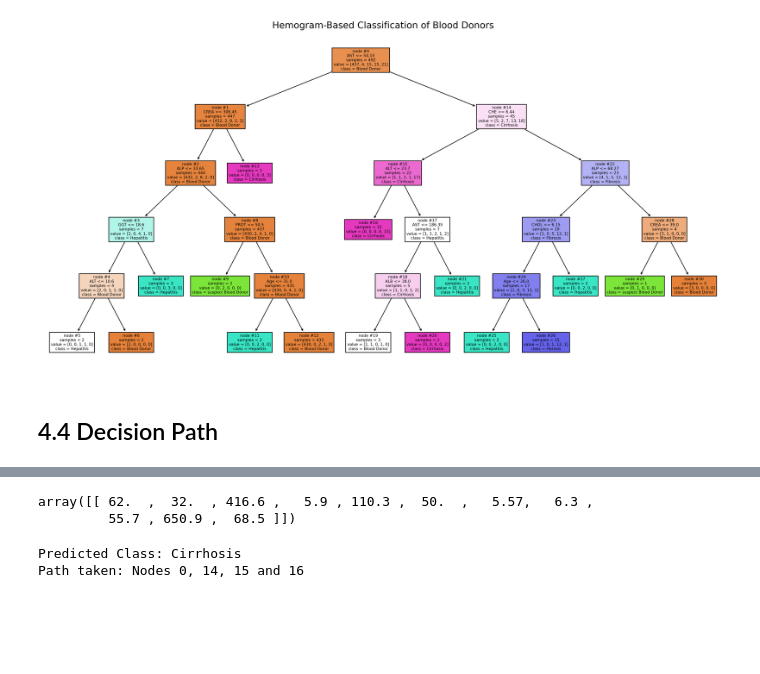
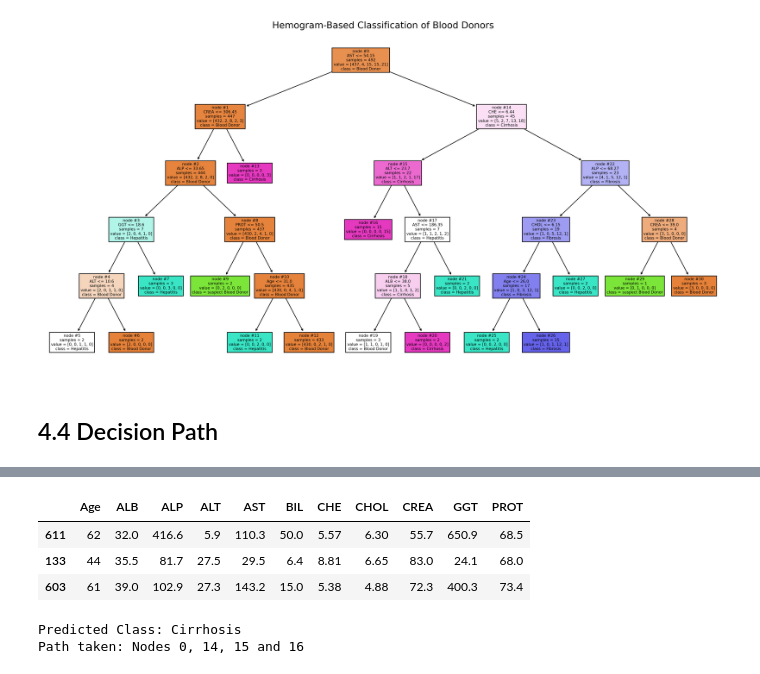
Before and after one commit to MarcoAigner/Machine-Learning-Practical, a Jupyter notebook: project_3/phase_3.ipynb, the cells around one changed output, grey strips where cells are left out. Cells and saved outputs as stored; diff of their text form; code cells hidden in the pictures; blank space fills up the shorter version.

Commit message:
loop for prediction

```diff
--- a/project_3/phase_3.ipynb
+++ b/project_3/phase_3.ipynb
@@ -162,5 +177,9 @@ plot_decision_tree(decision_tree=clf, feature_names=list(X.columns), class_names
 # %%
 INDEX = 24
 
-sample = X_test.iloc[3]
-sample_2d = sample.values.reshape(1,-1)
+sample = X_test.iloc[3:6,:]
+sample
+for index, row in sample.iterrows():
+    print("Predicted output for Patient with index:", index)
+    sample_2d = row.values.reshape(1,-1)
+    explain_prediction(clf, sample_2d, class_names)
@@ -167,8 +198,10 @@ sample_2d = sample.values.reshape(1,-1)
-# %%
-sample_2d
-# %% [output]
-array([[ 62.  ,  32.  , 416.6 ,   5.9 , 110.3 ,  50.  ,   5.57,   6.3 ,
-         55.7 , 650.9 ,  68.5 ]])
+# %%
+sample
+# %% [output]
+|  | Age | ALB | ALP | ALT | AST | BIL | CHE | CHOL | CREA | GGT | PROT |
+| 611 | 62 | 32.0 | 416.6 | 5.9 | 110.3 | 50.0 | 5.57 | 6.30 | 55.7 | 650.9 | 68.5 |
+| 133 | 44 | 35.5 | 81.7 | 27.5 | 29.5 | 6.4 | 8.81 | 6.65 | 83.0 | 24.1 | 68.0 |
+| 603 | 61 | 39.0 | 102.9 | 27.3 | 143.2 | 15.0 | 5.38 | 4.88 | 72.3 | 400.3 | 73.4 |
 # %%
 explain_prediction(clf, sample_2d, class_names)
 # %% [output]
```
Also changed, not shown: parts of 2 cells of this notebook, 1 other file.
